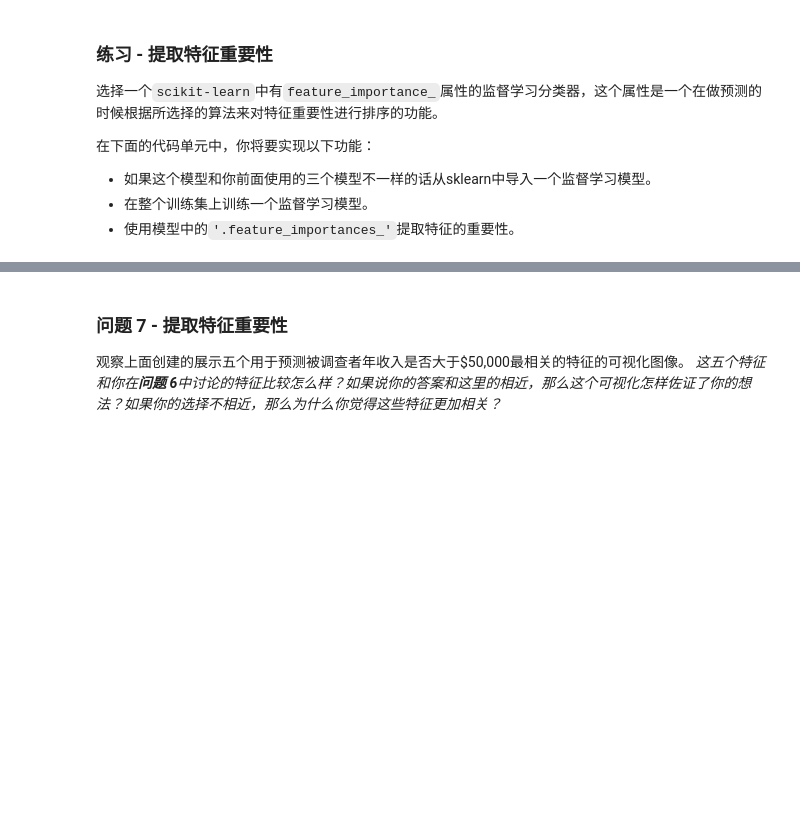
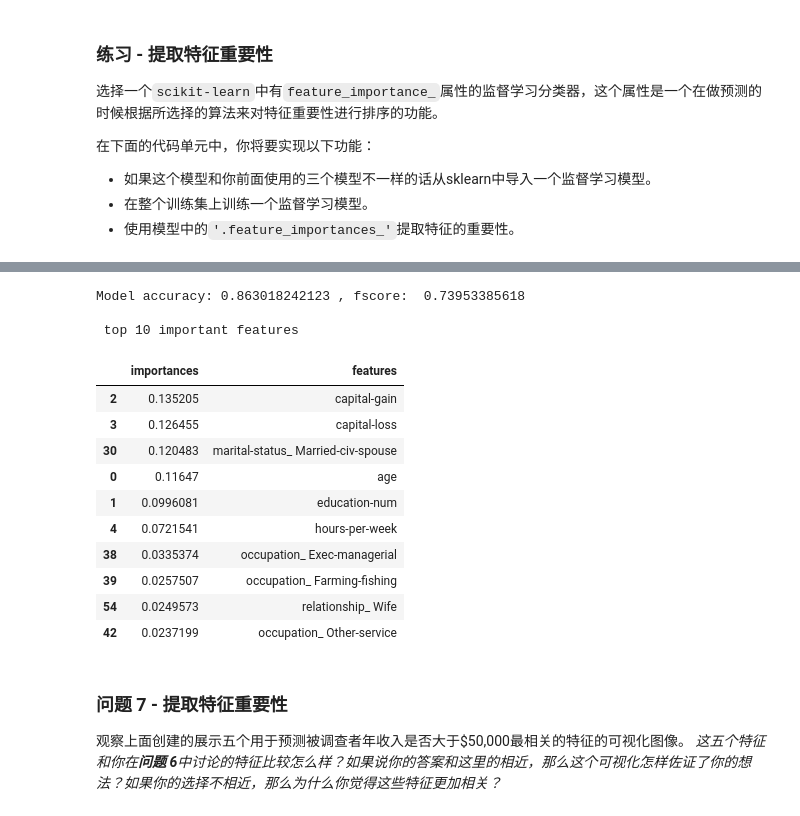
Before and after one commit to safezpa/my_finding_donors, a Jupyter notebook: finding_donors.ipynb, the cells around one changed output, grey strips where cells are left out. Drawn from its saved outputs; the diff is of its cells as text; code cells hidden in the pictures; blank space fills up the shorter version.

```diff
--- a/finding_donors.ipynb
+++ b/finding_donors.ipynb
@@ -625,3 +562,33 @@ vs.feature_plot(importances, X_train, y_train)
+# %%
+# show scores
+predictions = model.predict(X_test)
+model_accuracy = accuracy_score(y_test, predictions)
+model_fscore = fbeta_score(y_test, predictions, beta=0.5)
+print "\nModel accuracy:", model_accuracy, ", fscore: ", model_fscore
+
+# show most importance features
+a = np.array(importances)
+factors = pd.DataFrame(data = np.array([importances.astype(float), features.columns]).T,
+                       columns = ['importances', 'features'])
+factors = factors.sort_values('importances', ascending=False)
+
+print "\n top 10 important features"
+display(factors[:10])
+# %% [output]
+Model accuracy: 0.863018242123 , fscore:  0.73953385618
+
+ top 10 important features
+|  | importances | features |
+| 2 | 0.135205 | capital-gain |
+| 3 | 0.126455 | capital-loss |
+| 30 | 0.120483 | marital-status_ Married-civ-spouse |
+| 0 | 0.11647 | age |
+| 1 | 0.0996081 | education-num |
+| 4 | 0.0721541 | hours-per-week |
+| 38 | 0.0335374 | occupation_ Exec-managerial |
+| 39 | 0.0257507 | occupation_ Farming-fishing |
+| 54 | 0.0249573 | relationship_ Wife |
+| 42 | 0.0237199 | occupation_ Other-service |
 # %% [markdown]
 ### 问题 7 - 提取特征重要性
 观察上面创建的展示五个用于预测被调查者年收入是否大于\$50,000最相关的特征的可视化图像。
```
Also changed, not shown: parts of 17 cells of this notebook.
